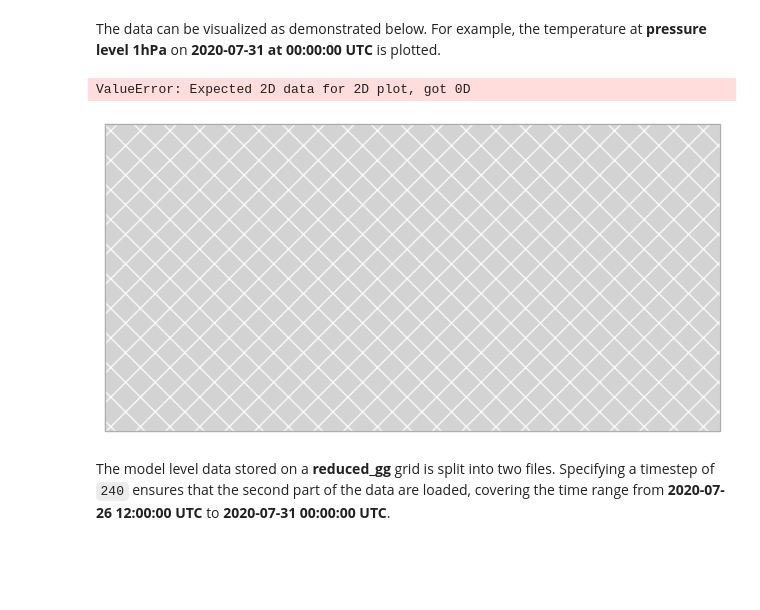
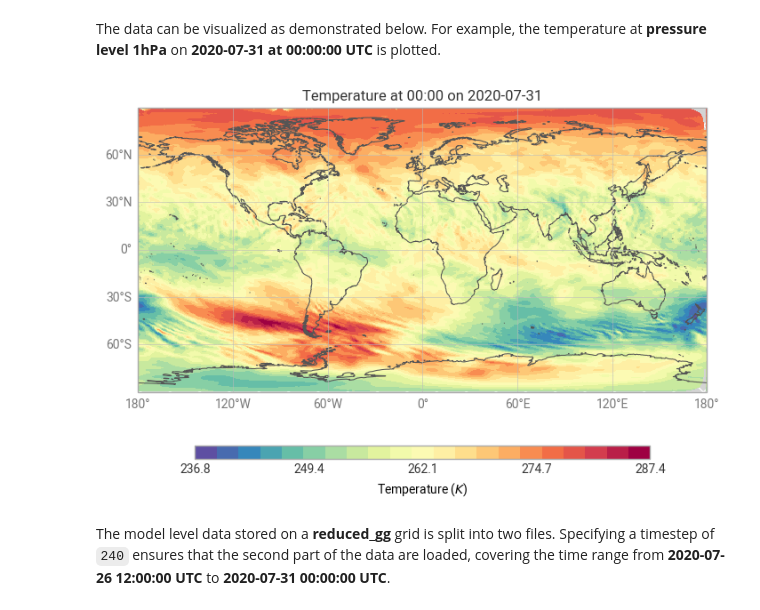
Before and after one commit to climet-eu/compression-lab-notebooks, a Jupyter notebook: 02-datasets/02-hplp.ipynb, the cells around one changed output. Cells and saved outputs as stored; diff of their text form; code cells hidden in the pictures; blank space fills up the shorter version.

```diff
--- a/02-datasets/02-hplp.ipynb
+++ b/02-datasets/02-hplp.ipynb
@@ -402,11 +401,10 @@ Data variables:
 The data can be visualized as demonstrated below. For example, the temperature at **pressure level 1hPa** on **2020-07-31 at 00:00:00 UTC** is plotted.
 # %%
 utils.quickplot(
-    ds_pl_O400["t"].sel(level=1).sel(time="2020-07-31T00:00:00"), x="lon", y="lat"
+    ds_pl_O400["t"].sel(level=1).sel(time="2020-07-31T00:00:00"), resample=True
 )
 # %% [output]
-ValueError: Expected 2D data for 2D plot, got 0D
-[figure, old version]
+[figure, new version]
 # %% [markdown]
 The model level data stored on a **reduced_gg** grid is split into two files. Specifying a timestep of `240` ensures that the second part of the data are loaded, covering the time range from **2020-07-26 12:00:00 UTC** to **2020-07-31 00:00:00 UTC**.
 # %%
```
Also changed, not shown: parts of 5 cells of this notebook, 2 other files.
